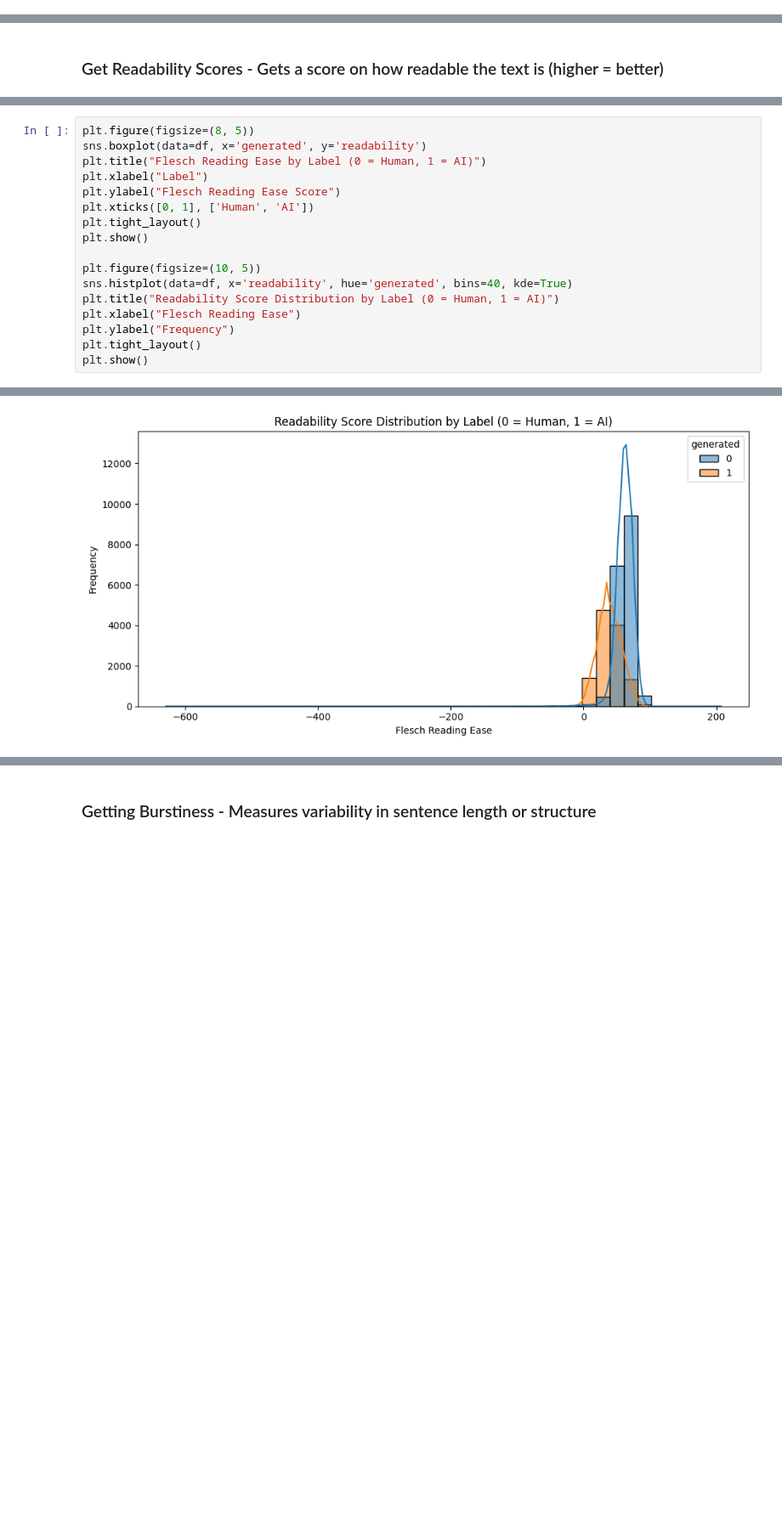
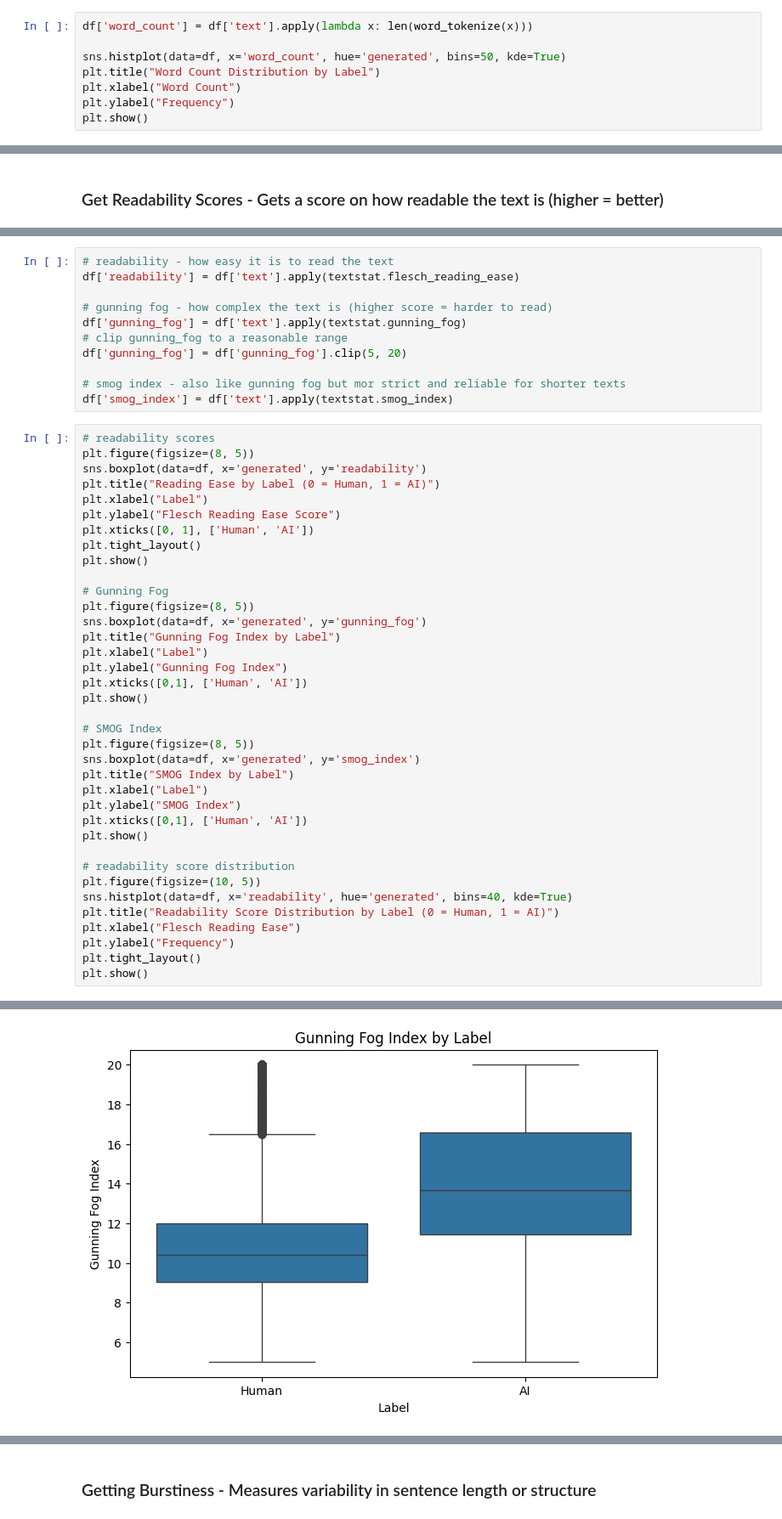
Before and after one commit to ebeckk/ml_text_classifier, a Jupyter notebook: final_project.ipynb, the cells around one changed output, grey strips where cells are left out. Shown at 85% size. Saved outputs shown, nothing was run; the diff lists cells and outputs as text; blank space fills up the shorter version.

```diff
--- a/final_project.ipynb
+++ b/final_project.ipynb
@@ -123,0 +128,8 @@ Name: text_length, dtype: float64
+# %%
+df['word_count'] = df['text'].apply(lambda x: len(word_tokenize(x)))
+
+sns.histplot(data=df, x='word_count', hue='generated', bins=50, kde=True)
+plt.title("Word Count Distribution by Label")
+plt.xlabel("Word Count")
+plt.ylabel("Frequency")
+plt.show()
@@ -128,13 +140,44 @@ df['readability'] = df['text'].apply(textstat.flesch_reading_ease)
+# %%
+# readability - how easy it is to read the text
+df['readability'] = df['text'].apply(textstat.flesch_reading_ease)
+
+# gunning fog - how complex the text is (higher score = harder to read)
+df['gunning_fog'] = df['text'].apply(textstat.gunning_fog)
+# clip gunning_fog to a reasonable range
+df['gunning_fog'] = df['gunning_fog'].clip(5, 20)
+
+# smog index - also like gunning fog but mor strict and reliable for shorter texts
+df['smog_index'] = df['text'].apply(textstat.smog_index)
 # %%
+# readability scores
 plt.figure(figsize=(8, 5))
 sns.boxplot(data=df, x='generated', y='readability')
-plt.title("Flesch Reading Ease by Label (0 = Human, 1 = AI)")
+plt.title("Reading Ease by Label (0 = Human, 1 = AI)")
 plt.xlabel("Label")
 plt.ylabel("Flesch Reading Ease Score")
 plt.xticks([0, 1], ['Human', 'AI'])
 plt.tight_layout()
 plt.show()
 
+# Gunning Fog
+plt.figure(figsize=(8, 5))
+sns.boxplot(data=df, x='generated', y='gunning_fog')
+plt.title("Gunning Fog Index by Label")
+plt.xlabel("Label")
+plt.ylabel("Gunning Fog Index")
+plt.xticks([0,1], ['Human', 'AI'])
+plt.show()
+
+# SMOG Index
+plt.figure(figsize=(8, 5))
+sns.boxplot(data=df, x='generated', y='smog_index')
+plt.title("SMOG Index by Label")
+plt.xlabel("Label")
+plt.ylabel("SMOG Index")
+plt.xticks([0,1], ['Human', 'AI'])
+plt.show()
+
+# readability score distribution
 plt.figure(figsize=(10, 5))
 sns.histplot(data=df, x='readability', hue='generated', bins=40, kde=True)
 plt.title("Readability Score Distribution by Label (0 = Human, 1 = AI)")
@@ -147 +190 @@ plt.show()
-[figure, old version]
+[figure, new version]
```
Also changed, not shown: parts of 11 cells of this notebook.
